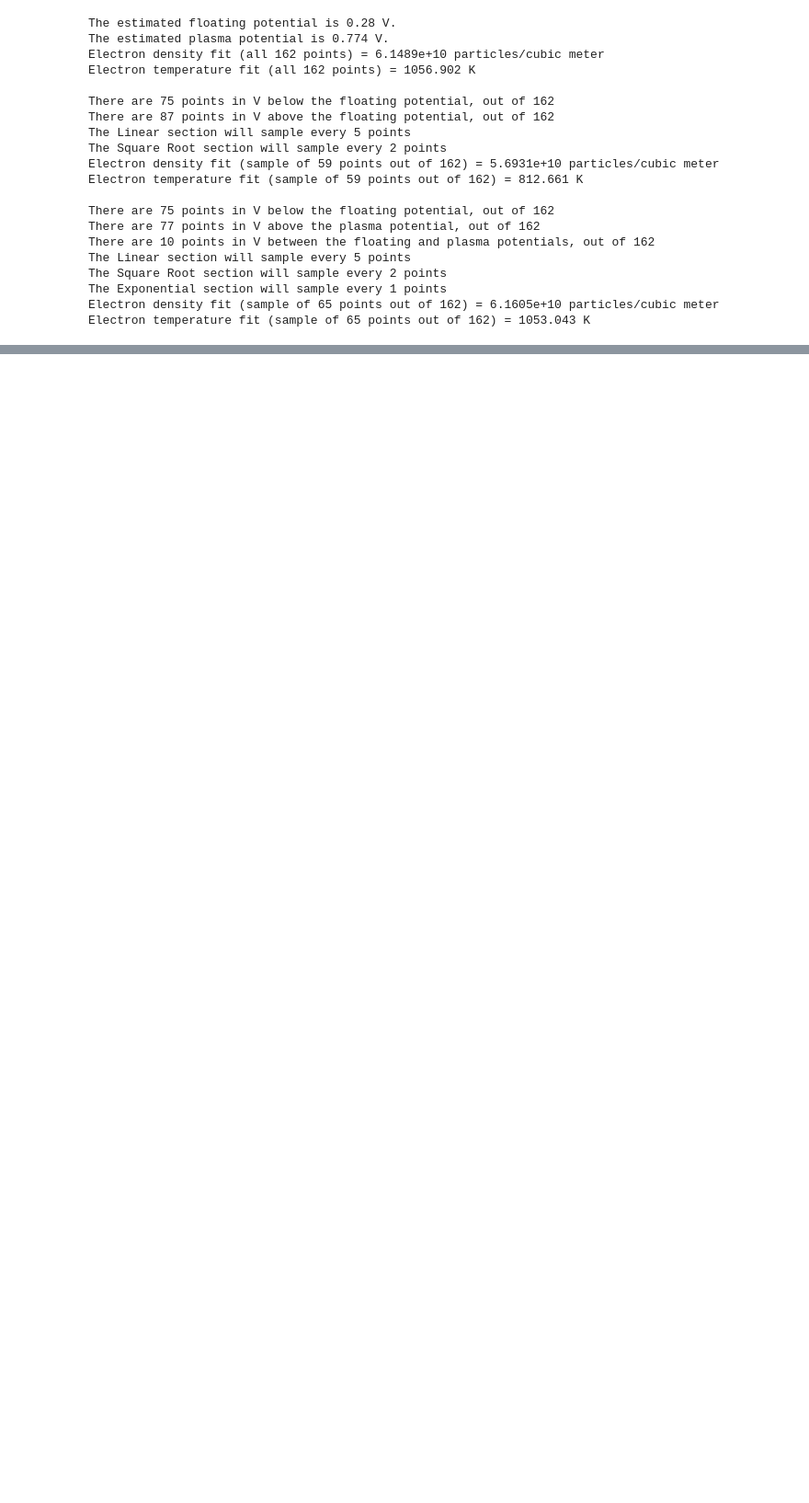
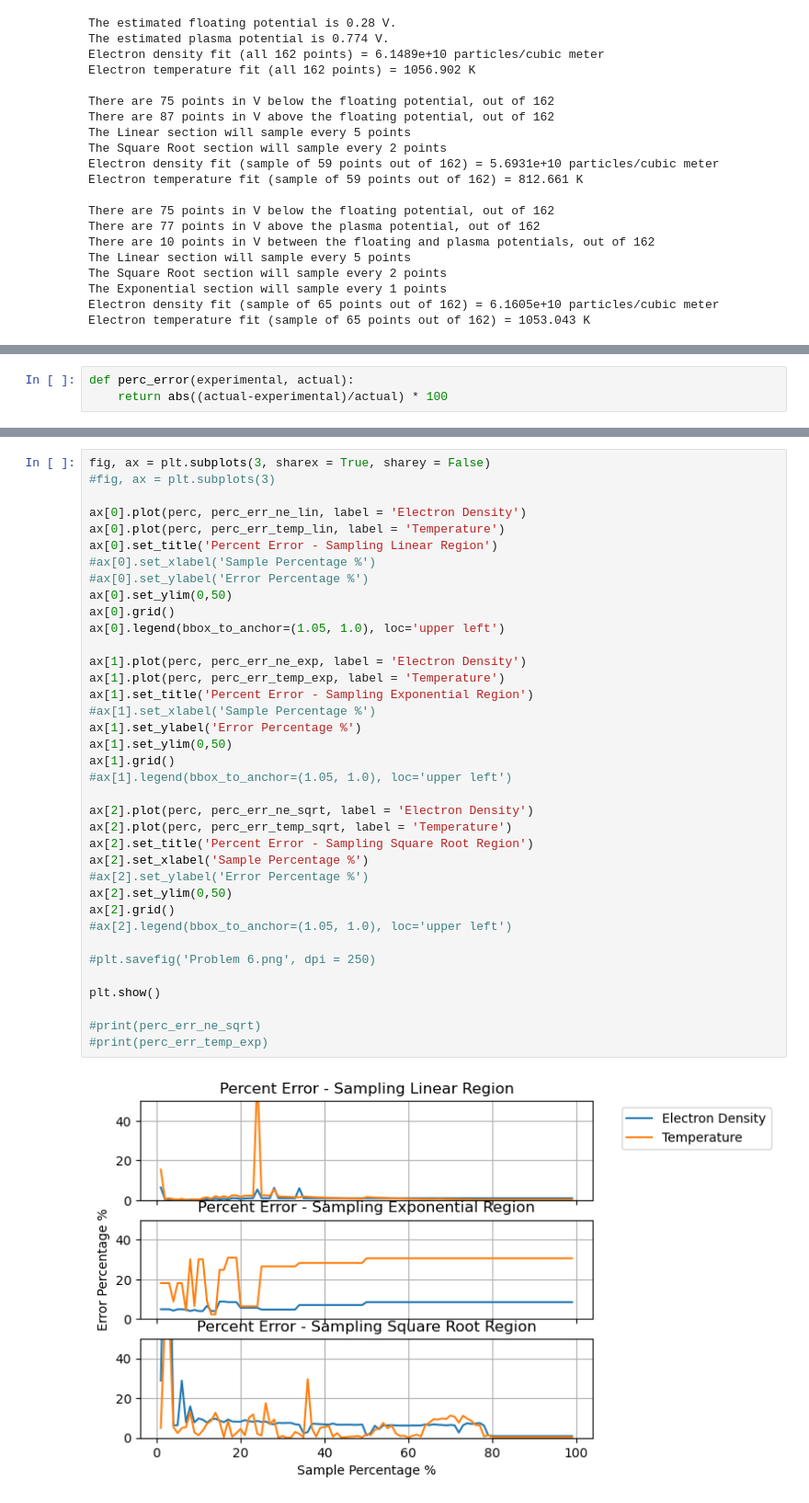
Before and after one commit to jgoodwill1/DAPPEr, a Jupyter notebook: Sweep Analysis - Jarrod.ipynb, the cells around one changed output, grey strips where cells are left out. Shown at 92% size. Saved outputs shown, nothing was run; the diff lists cells and outputs as text; blank space fills up the shorter version.

```diff
--- a/Sweep Analysis - Jarrod.ipynb
+++ b/Sweep Analysis - Jarrod.ipynb
@@ -510,0 +761,3 @@ Electron temperature fit (sample of 65 points out of 162) = 1053.043 K
+# %%
+def perc_error(experimental, actual):
+    return abs((actual-experimental)/actual) * 100
@@ -510,0 +828,39 @@ Electron temperature fit (sample of 65 points out of 162) = 1053.043 K
+# %%
+fig, ax = plt.subplots(3, sharex = True, sharey = False)
+#fig, ax = plt.subplots(3)
+
+ax[0].plot(perc, perc_err_ne_lin, label = 'Electron Density')
+ax[0].plot(perc, perc_err_temp_lin, label = 'Temperature')
+ax[0].set_title('Percent Error - Sampling Linear Region')
+#ax[0].set_xlabel('Sample Percentage %')
+#ax[0].set_ylabel('Error Percentage %')
+ax[0].set_ylim(0,50)
+ax[0].grid()
+ax[0].legend(bbox_to_anchor=(1.05, 1.0), loc='upper left')
+
+ax[1].plot(perc, perc_err_ne_exp, label = 'Electron Density')
+ax[1].plot(perc, perc_err_temp_exp, label = 'Temperature')
+ax[1].set_title('Percent Error - Sampling Exponential Region')
+#ax[1].set_xlabel('Sample Percentage %')
+ax[1].set_ylabel('Error Percentage %')
+ax[1].set_ylim(0,50)
+ax[1].grid()
+#ax[1].legend(bbox_to_anchor=(1.05, 1.0), loc='upper left')
+
+ax[2].plot(perc, perc_err_ne_sqrt, label = 'Electron Density')
+ax[2].plot(perc, perc_err_temp_sqrt, label = 'Temperature')
+ax[2].set_title('Percent Error - Sampling Square Root Region')
+ax[2].set_xlabel('Sample Percentage %')
+#ax[2].set_ylabel('Error Percentage %')
+ax[2].set_ylim(0,50)
+ax[2].grid()
+#ax[2].legend(bbox_to_anchor=(1.05, 1.0), loc='upper left')
+
+#plt.savefig('Problem 6.png', dpi = 250)
+
+plt.show()
+
+#print(perc_err_ne_sqrt)
+#print(perc_err_temp_exp)
+# %% [output]
+[figure, added]
```
Also changed, not shown: parts of 12 cells of this notebook.
